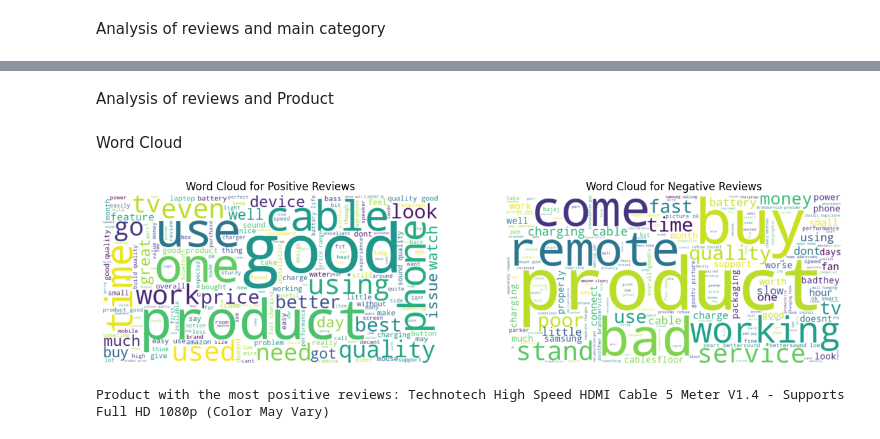
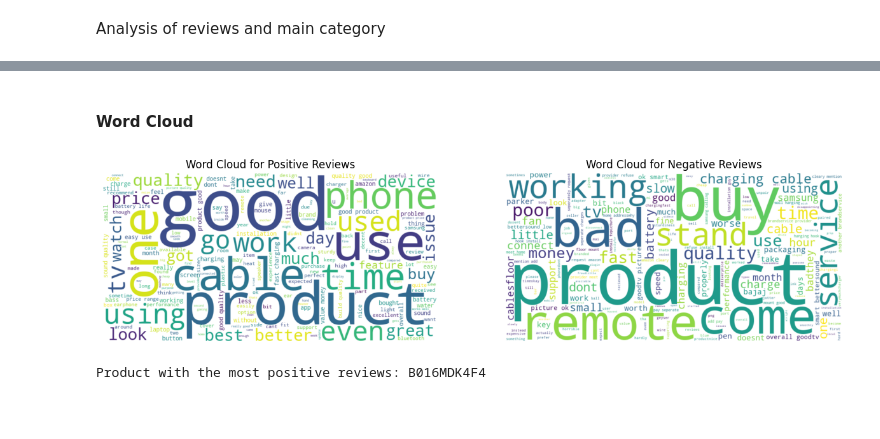
Before and after one commit to krittika2101/SC1015--Amazon-Sales-Recommendation-System, a Jupyter notebook: Amazon_Sales_Recommendation_System.ipynb, the cells around one changed output, grey strips where cells are left out. Saved outputs shown, nothing was run; the diff lists cells and outputs as text; code cells hidden in the pictures; blank space fills up the shorter version.

```diff
--- a/Amazon_Sales_Recommendation_System.ipynb
+++ b/Amazon_Sales_Recommendation_System.ipynb
@@ -720,37 +726,33 @@ Name: sentiment, dtype: float64
 # %% [markdown]
-Analysis of reviews and Product
+#### Word Cloud
-# %% [markdown]
-Word Cloud
-# %%
-
-
-amazon_sales['sentiment'] = amazon_sales['review_content'].apply(lambda x: TextBlob(x).sentiment.polarity)
-
-# Separate positive and negative reviews
-positive_reviews = ' '.join(amazon_sales[amazon_sales['sentiment'] > 0]['review_content'])
-negative_reviews = ' '.join(amazon_sales[amazon_sales['sentiment'] < 0]['review_content'])
-
-# Generate word clouds for positive and negative reviews
-wordcloud_positive = WordCloud(width=800, height=400, background_color='white').generate(positive_reviews)
-wordcloud_negative = WordCloud(width=800, height=400, background_color='white').generate(negative_reviews)
-
-# Display word clouds
-plt.figure(figsize=(15, 5))
-plt.subplot(1, 2, 1)
-plt.imshow(wordcloud_positive, interpolation='bilinear')
-plt.title('Word Cloud for Positive Reviews')
-plt.axis('off')
-
-plt.subplot(1, 2, 2)
-plt.imshow(wordcloud_negative, interpolation='bilinear')
-plt.title('Word Cloud for Negative Reviews')
-plt.axis('off')
-
-plt.show()
-
-# Identify the product with the most positive reviews
-most_positive_product = amazon_sales.groupby('product_name')['sentiment'].mean().idxmax()
-print("Product with the most positive reviews:", most_positive_product)
-# %% [output]
-[figure, removed]
-Product with the most positive reviews: Technotech High Speed HDMI Cable 5 Meter V1.4 - Supports Full HD 1080p (Color May Vary)
+# %%
+amazon_sales['sentiment'] = amazon_sales['review_content'].apply(lambda x: TextBlob(x).sentiment.polarity)
+
+# Separate positive and negative reviews
+positive_reviews = ' '.join(amazon_sales[amazon_sales['sentiment'] > 0]['review_content'])
+negative_reviews = ' '.join(amazon_sales[amazon_sales['sentiment'] < 0]['review_content'])
+
+# Generate word clouds for positive and negative reviews
+wordcloud_positive = WordCloud(width=800, height=400, background_color='white').generate(positive_reviews)
+wordcloud_negative = WordCloud(width=800, height=400, background_color='white').generate(negative_reviews)
+
+# Display word clouds
+plt.figure(figsize=(15, 5))
+plt.subplot(1, 2, 1)
+plt.imshow(wordcloud_positive, interpolation='bilinear')
+plt.title('Word Cloud for Positive Reviews')
+plt.axis('off')
+
+plt.subplot(1, 2, 2)
+plt.imshow(wordcloud_negative, interpolation='bilinear')
+plt.title('Word Cloud for Negative Reviews')
+plt.axis('off')
+
+plt.show()
+
+# Identify the product with the most positive reviews
+most_positive_product = amazon_sales.groupby('product_id')['sentiment'].mean().idxmax()
+print("Product with the most positive reviews:", most_positive_product)
+# %% [output]
+[figure, added]
+Product with the most positive reviews: B016MDK4F4
```
Also changed, not shown: parts of 4 cells of this notebook.
